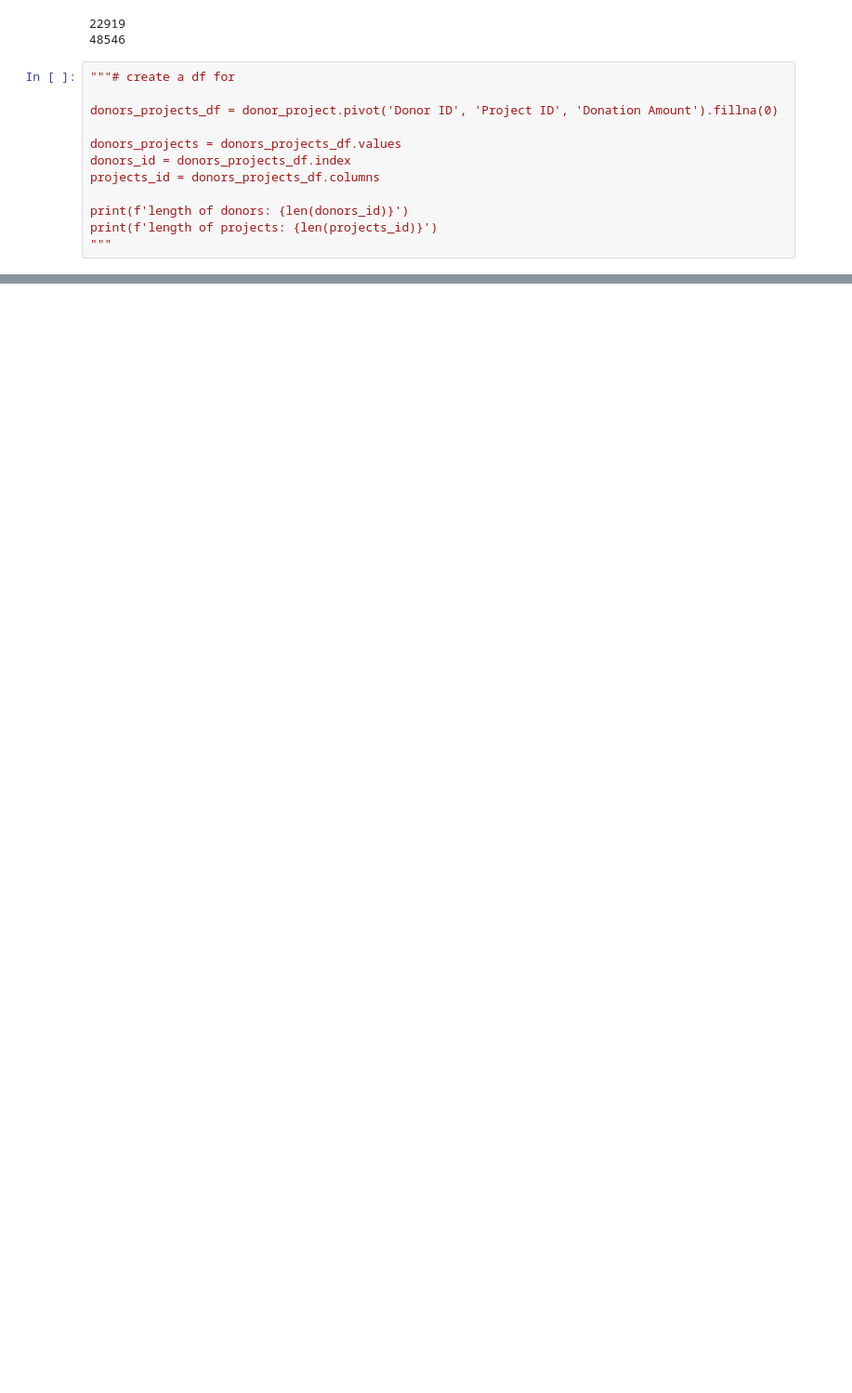
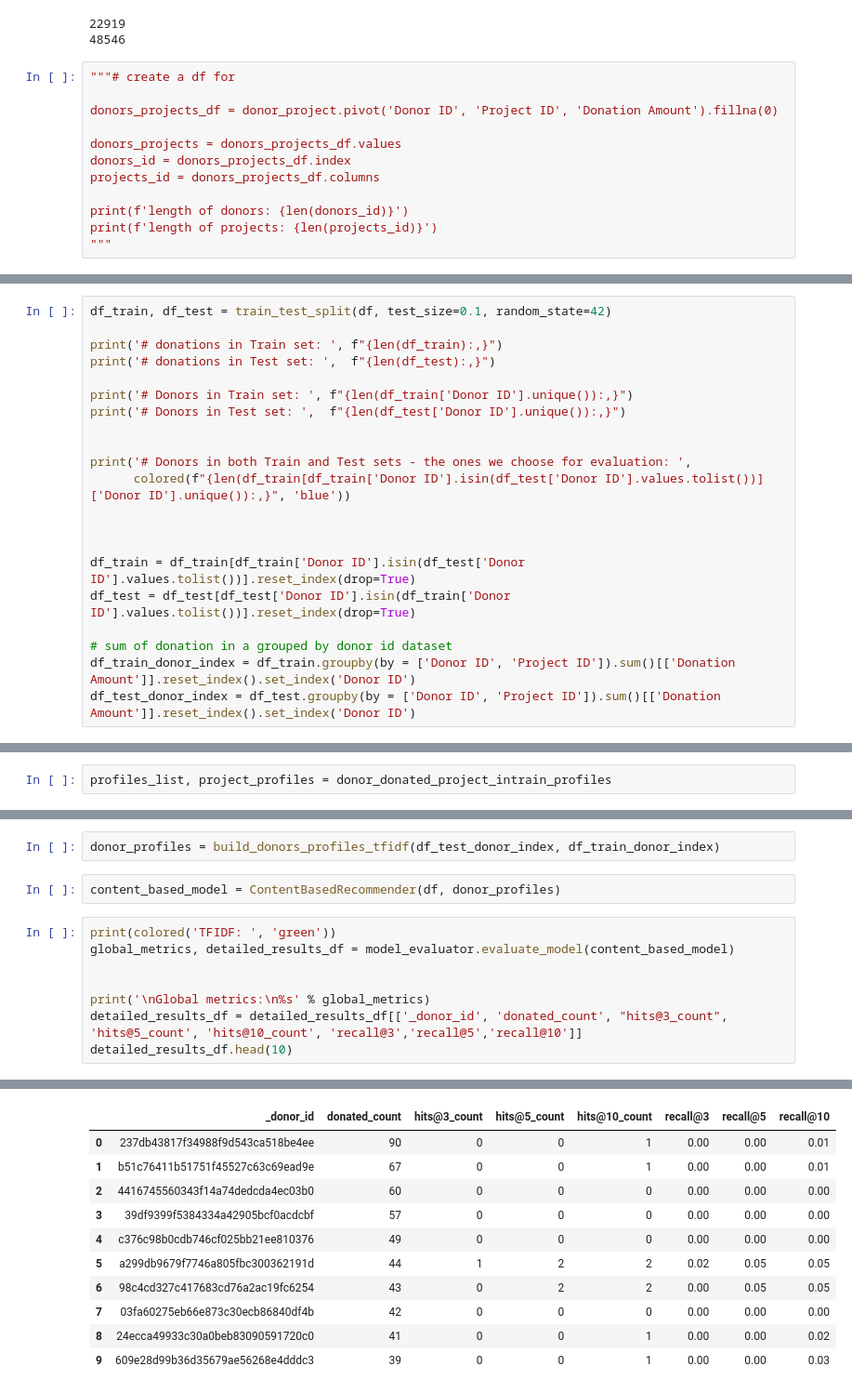
Before and after one commit to mitramir55/Recommender-systems, a Jupyter notebook: TFIDF.ipynb, the cells around one changed output, grey strips where cells are left out. Shown at 93% size. Drawn from its saved outputs; the diff is of its cells as text; blank space fills up the shorter version.

```diff
--- a/TFIDF.ipynb
+++ b/TFIDF.ipynb
@@ -121,0 +137,21 @@ tfidf_matrix.shape = (860, 3146)
+# %%
+df_train, df_test = train_test_split(df, test_size=0.1, random_state=42)
+
+print('# donations in Train set: ', f"{len(df_train):,}")
+print('# donations in Test set: ',  f"{len(df_test):,}")
+
+print('# Donors in Train set: ', f"{len(df_train['Donor ID'].unique()):,}")
+print('# Donors in Test set: ',  f"{len(df_test['Donor ID'].unique()):,}")
+
+
+print('# Donors in both Train and Test sets - the ones we choose for evaluation: ',
+      colored(f"{len(df_train[df_train['Donor ID'].isin(df_test['Donor ID'].values.tolist())]['Donor ID'].unique()):,}", 'blue'))
+
+
+
+df_train = df_train[df_train['Donor ID'].isin(df_test['Donor ID'].values.tolist())].reset_index(drop=True)
+df_test = df_test[df_test['Donor ID'].isin(df_train['Donor ID'].values.tolist())].reset_index(drop=True)
+
+# sum of donation in a grouped by donor id dataset
+df_train_donor_index = df_train.groupby(by = ['Donor ID', 'Project ID']).sum()[['Donation Amount']].reset_index().set_index('Donor ID')
+df_test_donor_index = df_test.groupby(by = ['Donor ID', 'Project ID']).sum()[['Donation Amount']].reset_index().set_index('Donor ID')
@@ -121,0 +263,2 @@ tfidf_matrix.shape = (860, 3146)
+# %%
+profiles_list, project_profiles = donor_donated_project_intrain_profiles
@@ -180,0 +544,13 @@ def build_donors_profiles_tfidf(df_test_donor_index, df_train_donor_index, sampl
+# %%
+donor_profiles = build_donors_profiles_tfidf(df_test_donor_index, df_train_donor_index)
+# %%
+content_based_model = ContentBasedRecommender(df, donor_profiles)
+# %%
+print(colored('TFIDF: ', 'green'))
+global_metrics, detailed_results_df = model_evaluator.evaluate_model(content_based_model)
+
+
+print('\nGlobal metrics:\n%s' % global_metrics)
+detailed_results_df = detailed_results_df[['_donor_id', 'donated_count', "hits@3_count", 'hits@5_count', 'hits@10_count', 'recall@3','recall@5','recall@10']]
+detailed_results_df.head(10)
+# %% [output]
@@ -180,0 +563,11 @@ def build_donors_profiles_tfidf(df_test_donor_index, df_train_donor_index, sampl
+|  | _donor_id | donated_count | hits@3_count | hits@5_count | hits@10_count | recall@3 | recall@5 | recall@10 |
+| 0 | 237db43817f34988f9d543ca518be4ee | 90 | 0 | 0 | 1 | 0.00 | 0.00 | 0.01 |
+| 1 | b51c76411b51751f45527c63c69ead9e | 67 | 0 | 0 | 1 | 0.00 | 0.00 | 0.01 |
+| 2 | 4416745560343f14a74dedcda4ec03b0 | 60 | 0 | 0 | 0 | 0.00 | 0.00 | 0.00 |
+| 3 | 39df9399f5384334a42905bcf0acdcbf | 57 | 0 | 0 | 0 | 0.00 | 0.00 | 0.00 |
+| 4 | c376c98b0cdb746cf025bb21ee810376 | 49 | 0 | 0 | 0 | 0.00 | 0.00 | 0.00 |
+| 5 | a299db9679f7746a805fbc300362191d | 44 | 1 | 2 | 2 | 0.02 | 0.05 | 0.05 |
+| 6 | 98c4cd327c417683cd76a2ac19fc6254 | 43 | 0 | 2 | 2 | 0.00 | 0.05 | 0.05 |
+| 7 | 03fa60275eb66e873c30ecb86840df4b | 42 | 0 | 0 | 0 | 0.00 | 0.00 | 0.00 |
+| 8 | 24ecca49933c30a0beb83090591720c0 | 41 | 0 | 0 | 1 | 0.00 | 0.00 | 0.02 |
+| 9 | 609e28d99b36d35679ae56268e4dddc3 | 39 | 0 | 0 | 1 | 0.00 | 0.00 | 0.03 |
```
Also changed, not shown: parts of 21 cells of this notebook.
